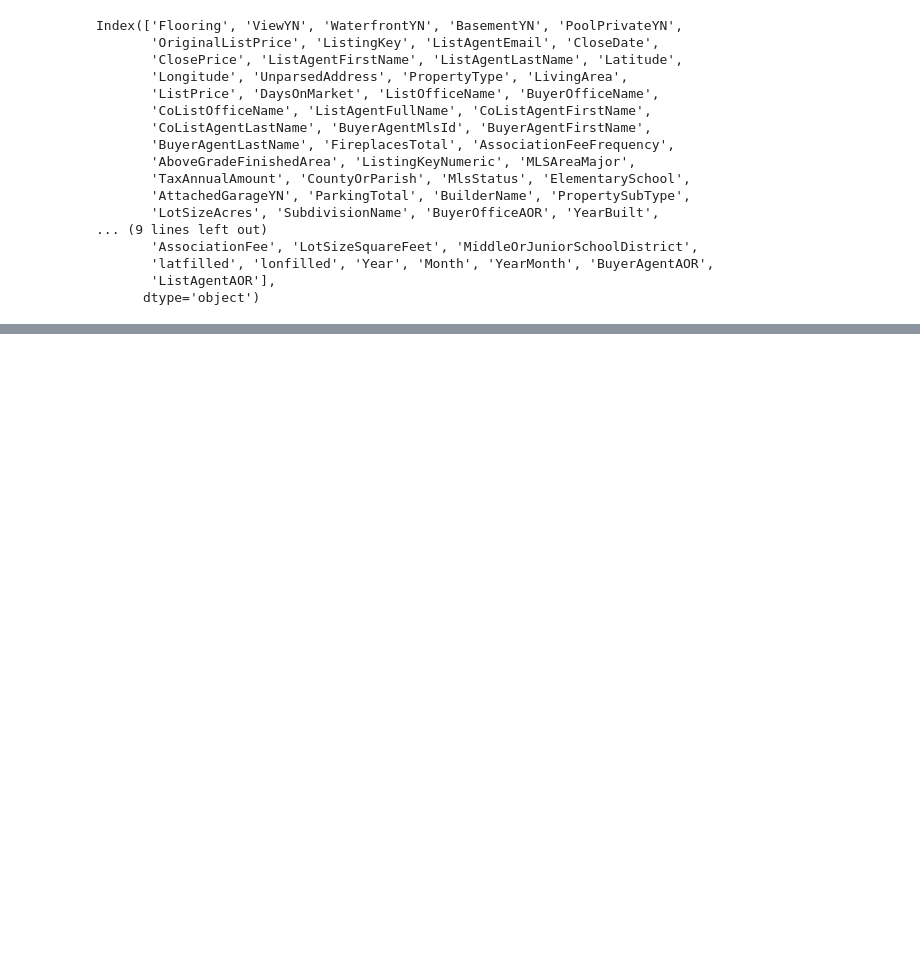
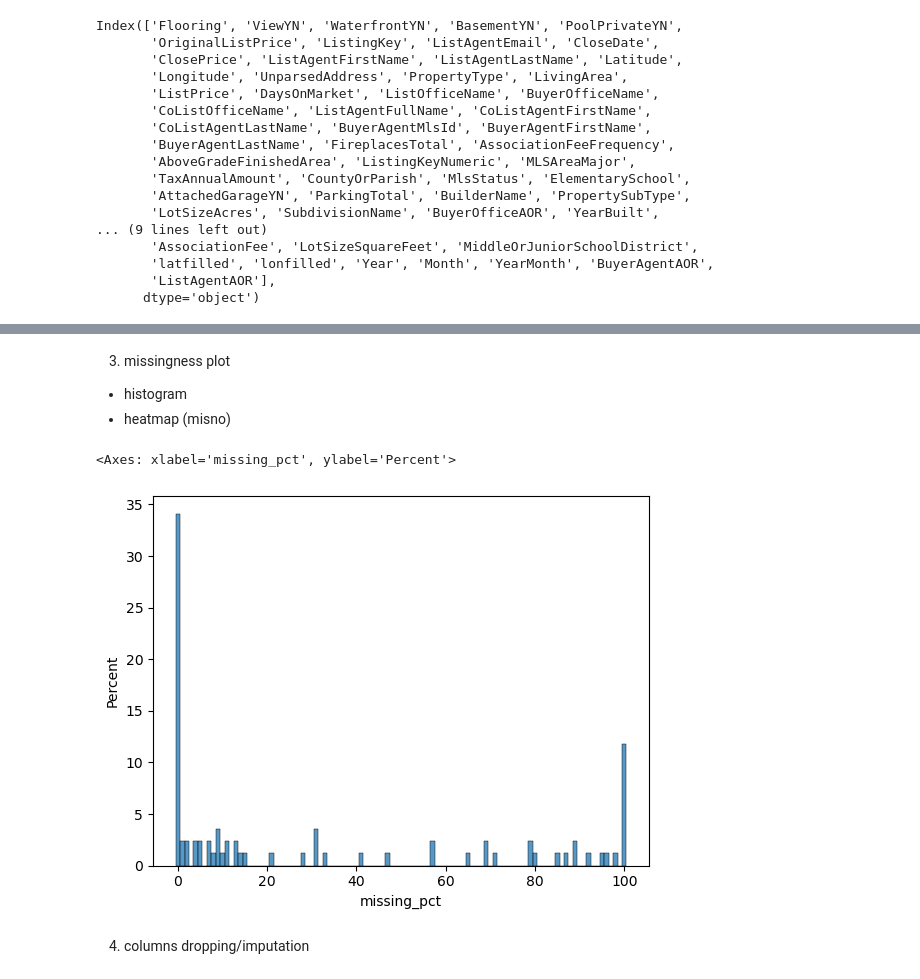
Before and after one commit to CiciAa777/idx-data, a Jupyter notebook: 02_preprocessing.ipynb, the cells around one changed output, grey strips where cells are left out. Cells and saved outputs as stored; diff of their text form; code cells hidden in the pictures; blank space fills up the shorter version.

```diff
--- a/02_preprocessing.ipynb
+++ b/02_preprocessing.ipynb
@@ -145,0 +140,11 @@ summary['missing_pct'].sort_values(ascending=False).plot(kind='line', figsize=(1
+# %% [markdown]
+3. missingness plot
+- histogram
+- heatmap (misno)
+# %%
+sns.histplot(data=summary, x='missing_pct', stat='percent', discrete=True)
+# %% [output]
+<Axes: xlabel='missing_pct', ylabel='Percent'>
+[figure, added]
+# %% [markdown]
+4. columns dropping/imputation
```
Also changed, not shown: parts of 17 cells of this notebook, 2 other files.
